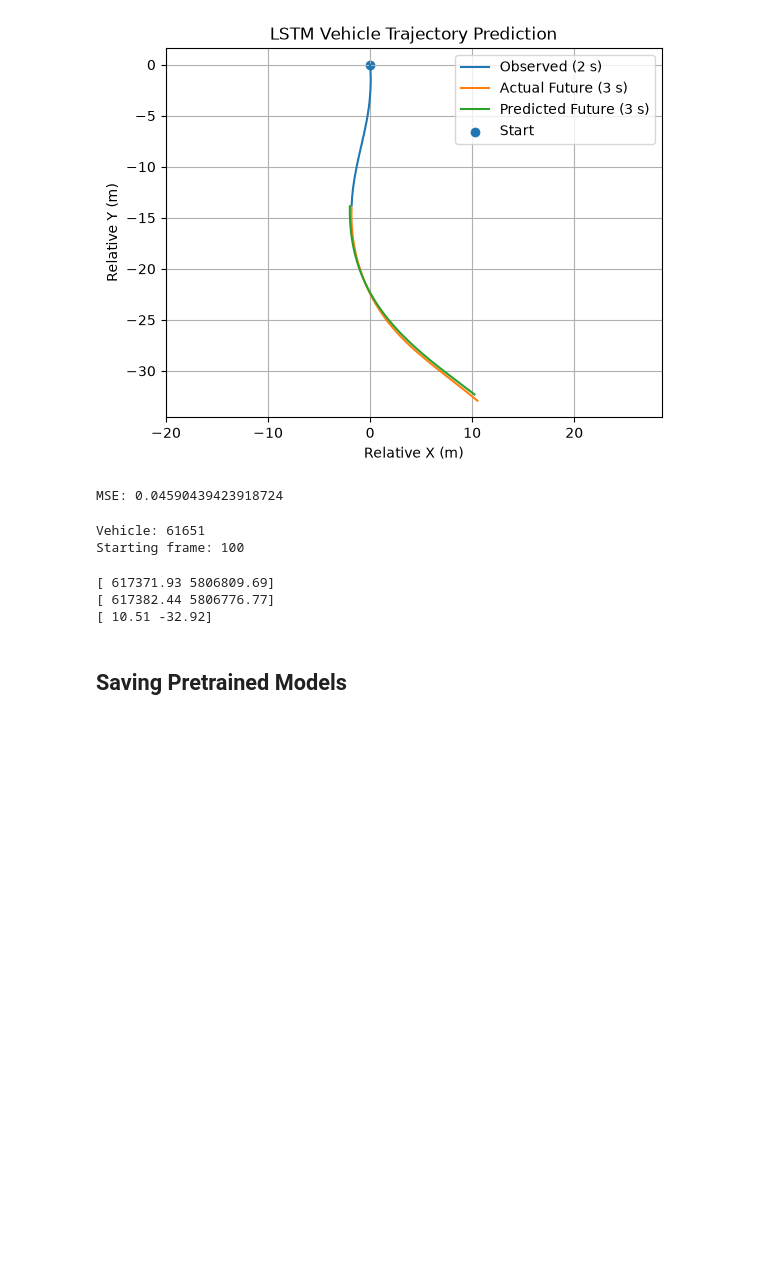
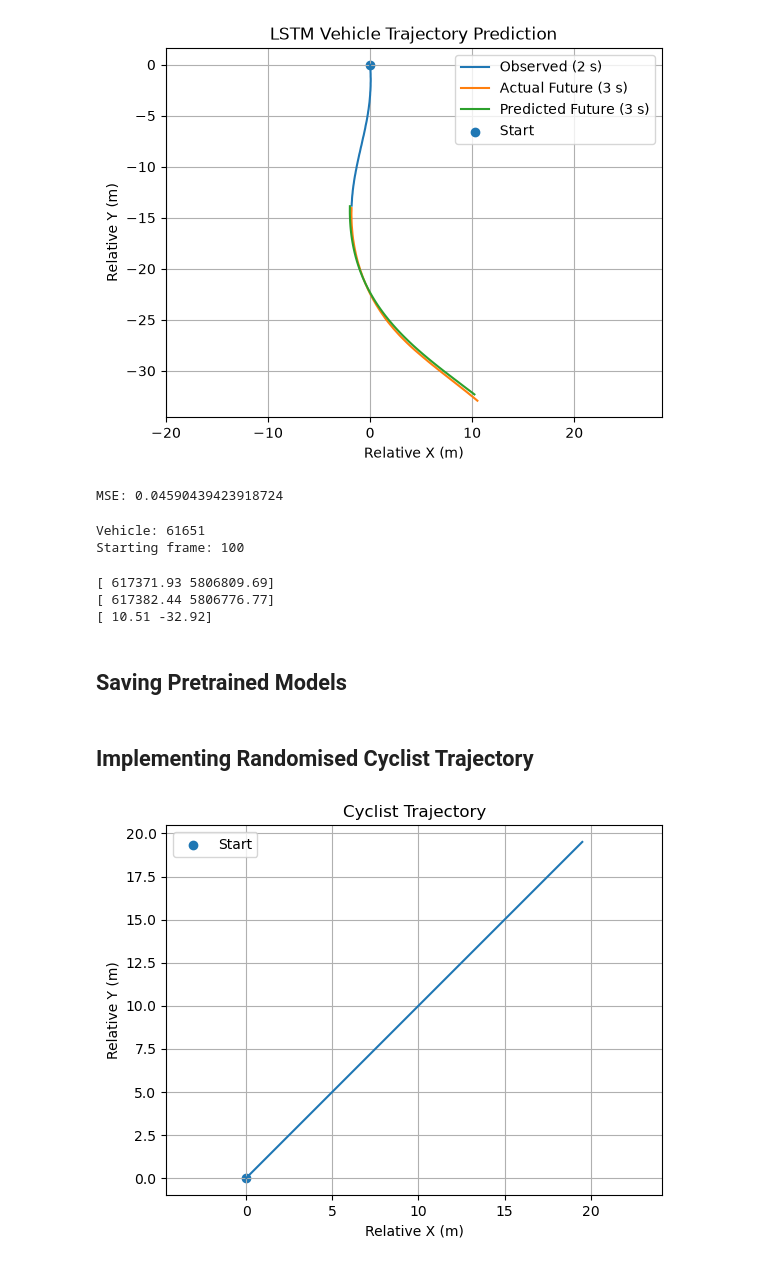
Before and after one commit to Isaac-Chua7/Vehicle-Trajectory-LSTM, a Jupyter notebook: LSTM_Practice.ipynb, the cells around one changed output. Drawn from its saved outputs; the diff is of its cells as text; code cells hidden in the pictures; blank space fills up the shorter version.

```diff
--- a/LSTM_Practice.ipynb
+++ b/LSTM_Practice.ipynb
@@ -551,0 +555,48 @@ torch.save(model.state_dict(), model_name)
+# %% [markdown]
+## Implementing Randomised Cyclist Trajectory
+# %%
+class Cyclist:
+    #parameters will be randomised during inference
+    def __init__(self, position: tuple, speed: float, direction: float):
+        self.position = position #tuple of x,y location
+        self.speed = speed/3.6 #paramater of speed in km/h converted to m/s
+        self.direction = np.deg2rad(direction) #parameter of direction in degrees converted to radians
+        self.trajectory = self.create_trajectory()
+
+    def create_trajectory(self):
+        trajectory = []
+
+        for i in range (0, 150):
+            next_position = (self.position[0] + self.speed * np.cos(self.direction) * i/30, self.position[1] + self.speed * np.sin(self.direction) * i/30)
+            trajectory.append(next_position)
+
+        return trajectory
+
+    def get_trajectory(self):
+        return self.trajectory
+# %%
+#Testing cyclist class implementation
+cyclist = Cyclist(position=(0, 0), speed=20, direction=45)
+
+#convert trajectory tuple list to numpy array
+trajectory_np = np.array(cyclist.get_trajectory())
+
+#extract coords
+x = trajectory_np[:,0]
+y = trajectory_np[:,1]
+
+plt.plot(x, y)
+
+plt.scatter(0, 0, label="Start")
+
+plt.xlabel("Relative X (m)")
+plt.ylabel("Relative Y (m)")
+plt.title("Cyclist Trajectory")
+
+plt.axis("equal")
+plt.legend()
+plt.grid()
+
+plt.show()
+# %% [output]
+[figure, added]
```
Also changed, not shown: parts of 4 cells of this notebook.
